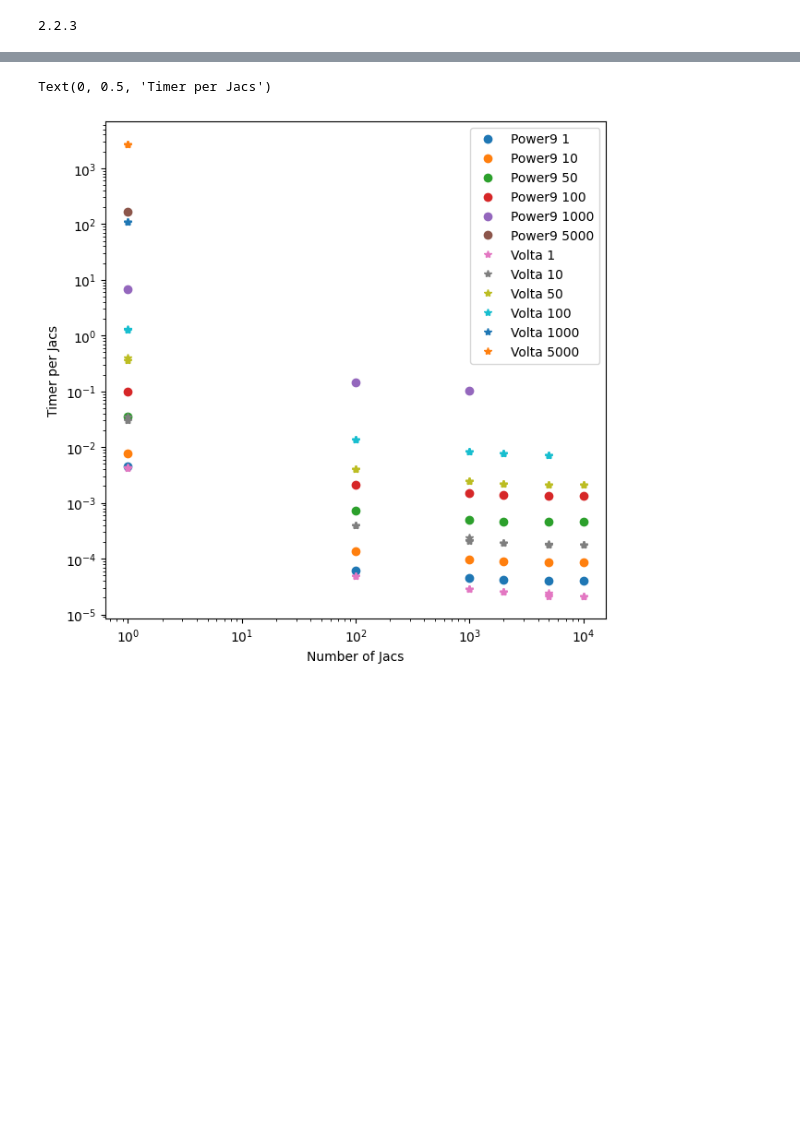
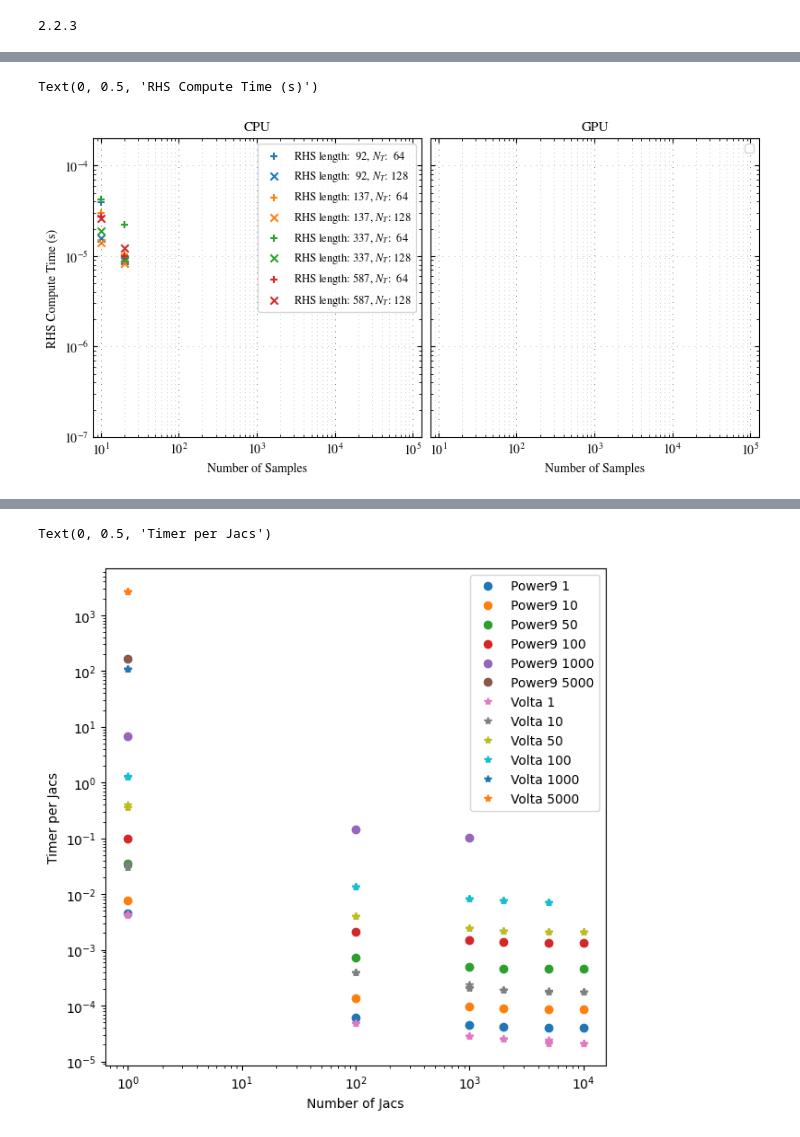
Before and after one commit to PCLAeroParams/TChem-atm, a Jupyter notebook: scripts/aerosol_performance/CB05CL_AE5_w_simpolSOA/plot_aerosol_rhs.ipynb, the cells around one changed output, grey strips where cells are left out. Saved outputs shown, nothing was run; the diff lists cells and outputs as text; code cells hidden in the pictures; blank space fills up the shorter version.

```diff
--- a/scripts/aerosol_performance/CB05CL_AE5_w_simpolSOA/plot_aerosol_rhs.ipynb
+++ b/scripts/aerosol_performance/CB05CL_AE5_w_simpolSOA/plot_aerosol_rhs.ipynb
@@ -102,0 +202,46 @@ Name: nSamples, dtype: float64
+# %%
+import matplotlib.colors as mcolors
+import matplotlib
+matplotlib.rcParams['mathtext.fontset'] = 'stix'
+matplotlib.rcParams['font.family'] = 'STIXGeneral'
+
+cmap = plt.get_cmap('tab10').colors
+hex_colors = [mcolors.to_hex(color) for color in cmap]
+
+fig, axs = plt.subplots(1,2, figsize=(8,4), sharey=True, layout='constrained')
+
+colors = ['r', 'g', 'b']
+symbols = ['+', 'x']
+i = 0
+for c, rhs_len in zip(hex_colors, cpu_rhs.Problem_size.unique()):
+
+    for s, threads in zip(symbols, cpu_rhs.nThread.unique()):
+
+        samples = cpu_rhs[(cpu_rhs.Problem_size==rhs_len) & (cpu_rhs.nThread==threads)].nSamples
+        time = cpu_rhs[(cpu_rhs.Problem_size==rhs_len) & (cpu_rhs.nThread==threads)].per_sample
+        axs[0].scatter(samples, time, c=c, label=f'RHS length: {rhs_len:3.0f}, $N_T$: {threads:3.0f}', marker=s)
+
+        i += 1
+
+"""
+for c, particles in zip(hex_colors, gpu_rhs.nParticles.unique()):
+    samples = gpu_rhs[(gpu_rhs.nParticles==particles)].nSamples
+    time = gpu_rhs[(gpu_rhs.nParticles==particles)].per_sample
+    axs[1].scatter(samples, time, c=c, label=f'$N_p$: {particles:3.0f}', marker='o')
+"""
+
+for ax in axs.flatten():
+
+    ax.set_xlabel('Number of Samples')
+    ax.set_yscale('log')
+    ax.set_xscale('log')
+    ax.legend(fontsize=9, ncol=1)
+    formatPlotGrid(ax, major_lw=.7, minor_lw=.5, tick_labelsize=10)
+    ax.set_ylim(1e-7, 2e-4)
+    ax.set_xlim(8, 1.3e5)
+axs[0].set_title('CPU', fontsize=11)
+axs[1].set_title('GPU', fontsize=11)
+axs[0].set_ylabel('RHS Compute Time (s)')
+# %% [output]
+Text(0, 0.5, 'RHS Compute Time (s)')
+[figure, added]
```
Also changed, not shown: parts of 23 cells of this notebook, 2 other files.
